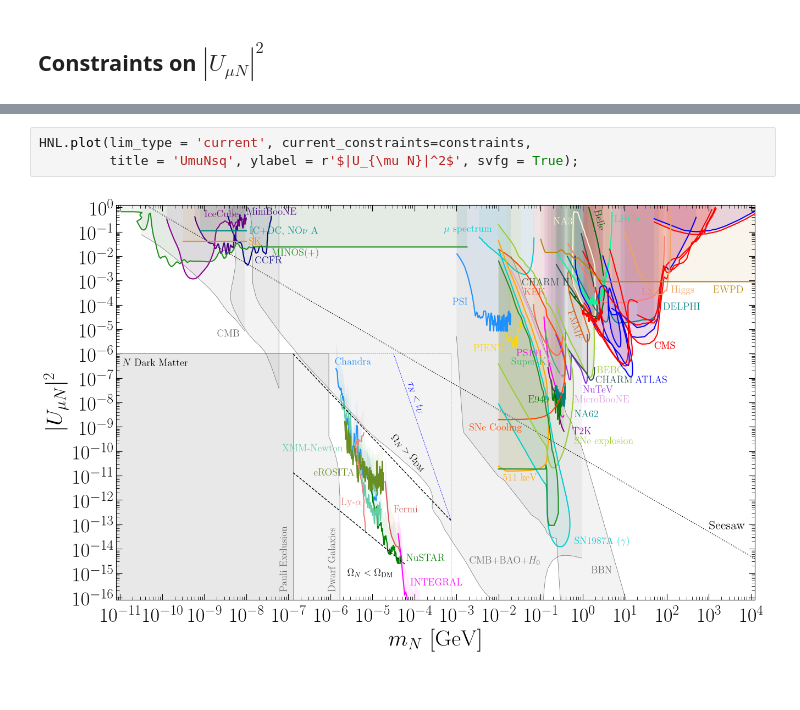
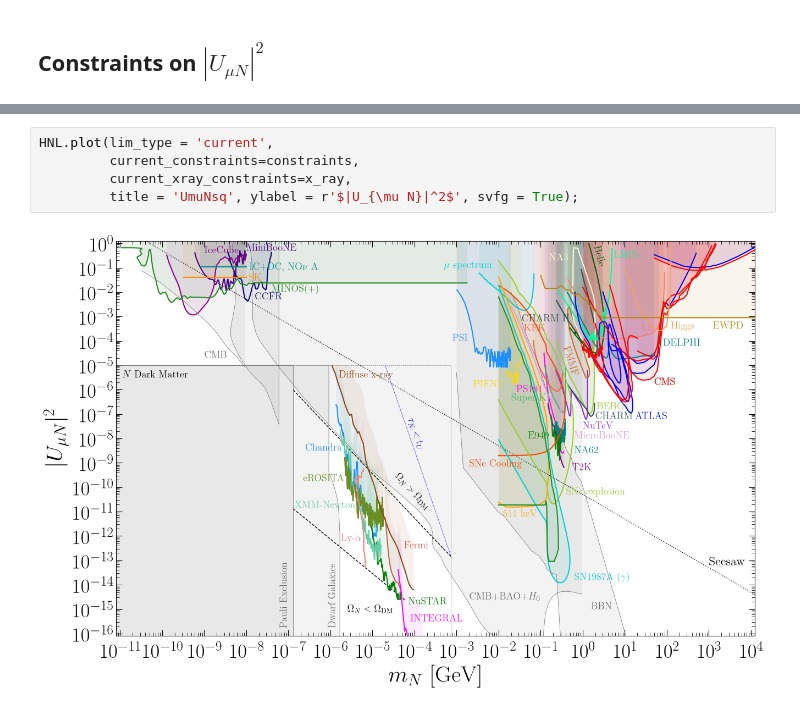
Before and after one commit to PatrickBolton/SterileNeutrinoConstraints, a Jupyter notebook: 1_muon_mixing.ipynb, the cells around one changed output, grey strips where cells are left out. Cells and saved outputs as stored; diff of their text form.

```diff
--- a/1_muon_mixing.ipynb
+++ b/1_muon_mixing.ipynb
@@ -366,8 +371,10 @@ cosmo_constraints = CMB
 
 constraints = lab_constraints | astro_constraints | cosmo_constraints
 # %%
-HNL.plot(lim_type = 'current', current_constraints=constraints,
+HNL.plot(lim_type = 'current',
+         current_constraints=constraints,
+         current_xray_constraints=x_ray,
          title = 'UmuNsq', ylabel = r'$|U_{\mu N}|^2$', svfg = True);
 # %% [output]
-[figure, old version]
+[figure, new version]
 # %%
```
Also changed, not shown: parts of 3 cells of this notebook, 19 other files.
